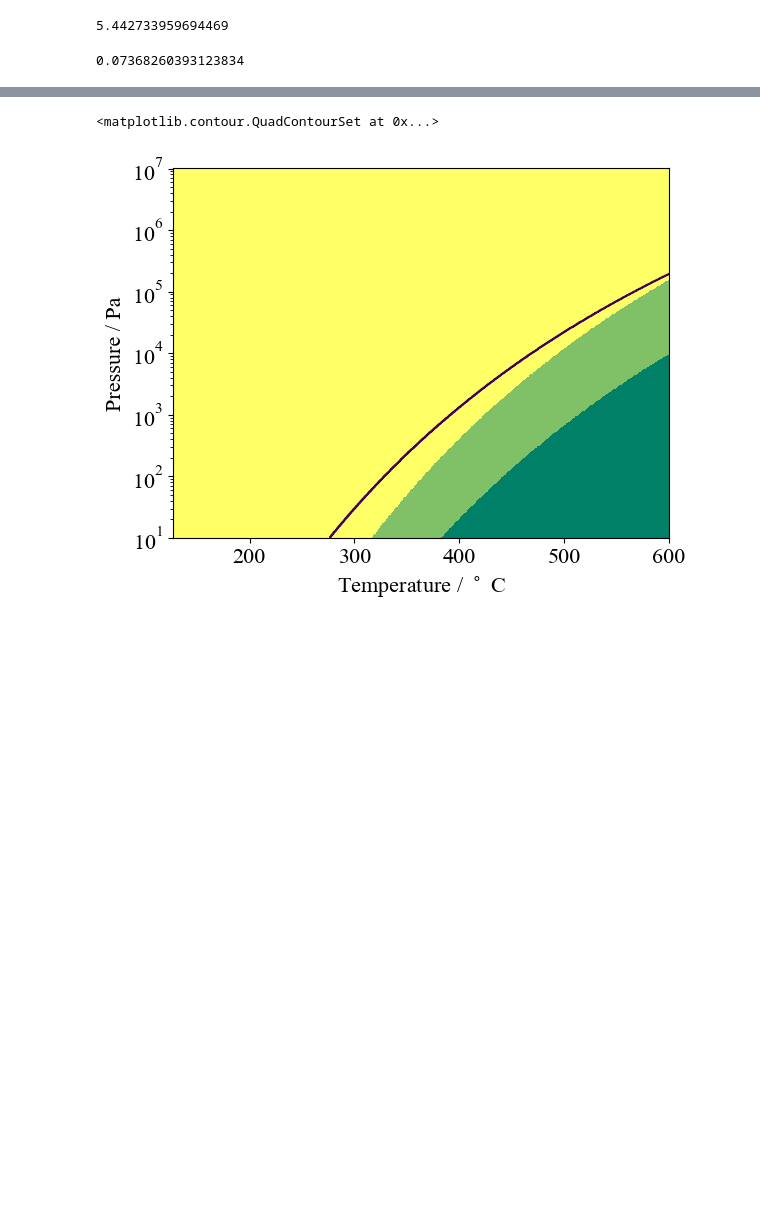
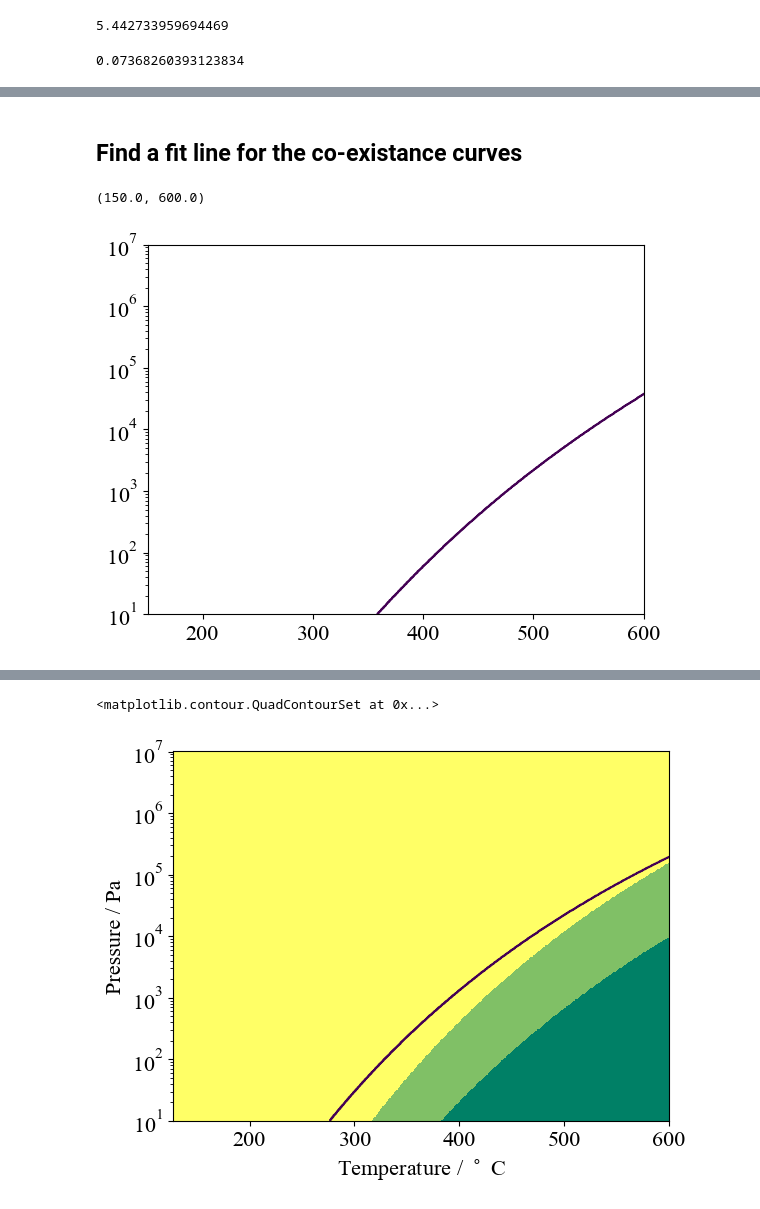
Before and after one commit to NU-CEM/2023_BaZrS3_Thermodynamic_Model, a Jupyter notebook: thermodynamics_reanalysis.ipynb, the cells around one changed output, grey strips where cells are left out. Saved outputs shown, nothing was run; the diff lists cells and outputs as text; code cells hidden in the pictures; blank space fills up the shorter version.

```diff
--- a/thermodynamics_reanalysis.ipynb
+++ b/thermodynamics_reanalysis.ipynb
@@ -138,0 +162,9 @@ plt.show()
+# %% [markdown]
+## Find a fit line for the co-existance curves
+# %%
+plt.contour(T- 273.15,P.flatten(),BaS3_reaction.Dmu(units="kJ",xc='scan',T=T,P=P).potential <= BaS2_reaction.Dmu(units="kJ",xc='scan',T=T,P=P).potential, levels=[.5])
+plt.yscale("log")
+plt.xlim([150,600])
+# %% [output]
+(150.0, 600.0)
+[figure, added]
```
Also changed, not shown: parts of 17 cells of this notebook.
